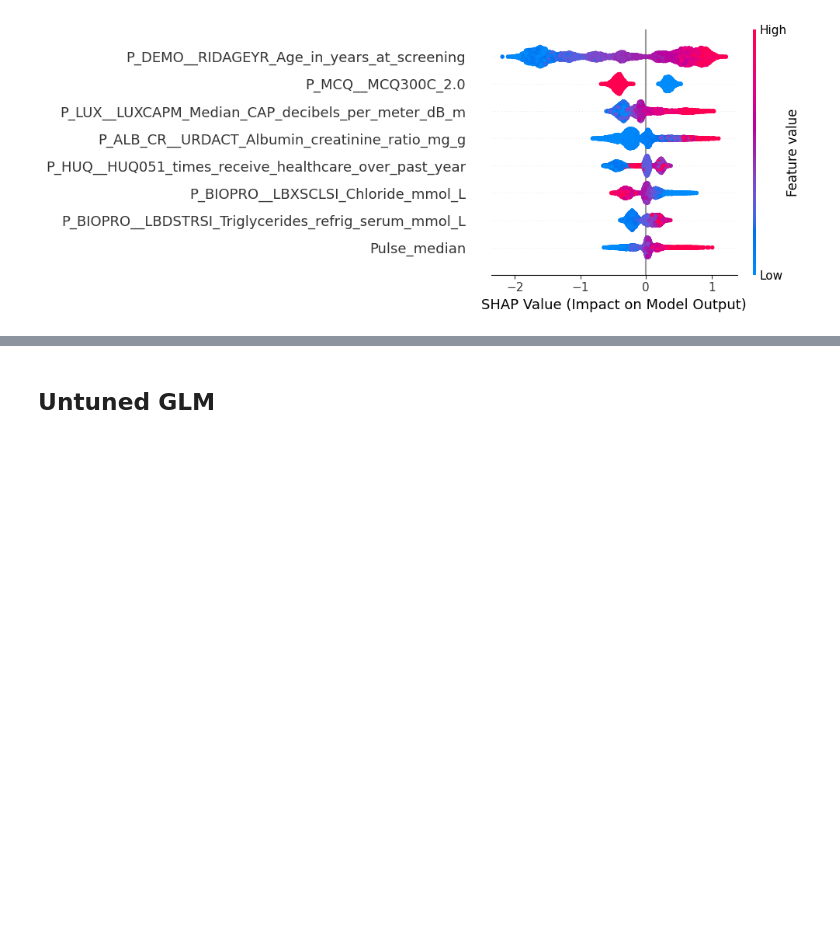
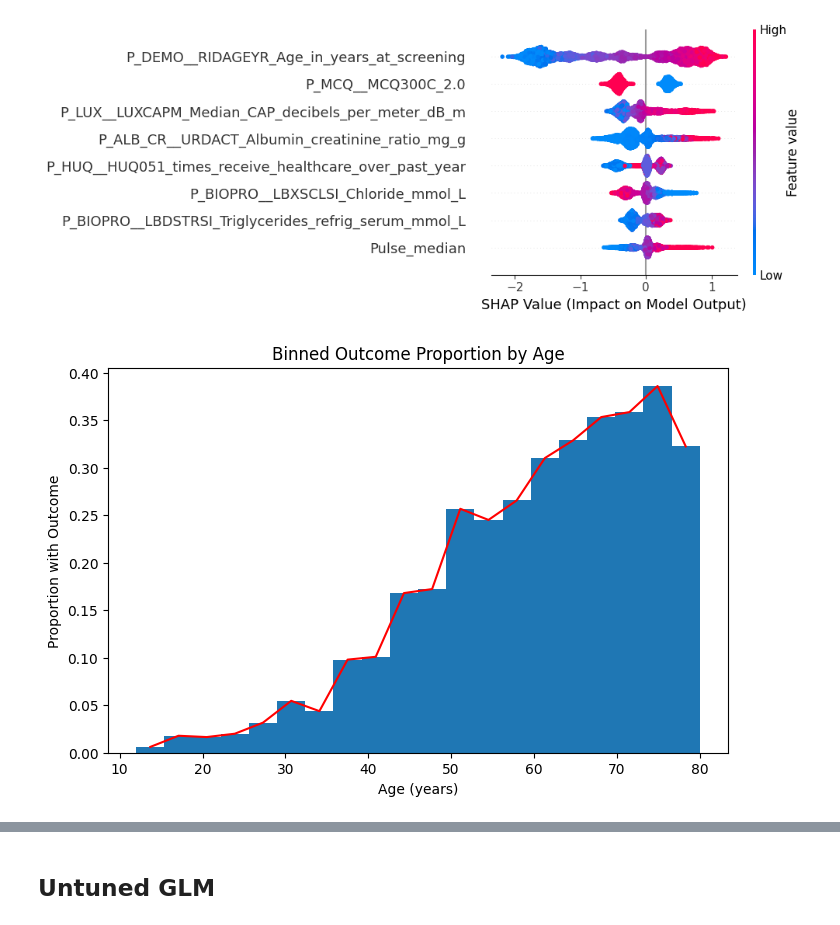
Before and after one commit to DVDMVN/CSE881_PROJ, a Jupyter notebook: G_GLM.ipynb, the cells around one changed output, grey strips where cells are left out. Cells and saved outputs as stored; diff of their text form; code cells hidden in the pictures; blank space fills up the shorter version.

```diff
--- a/G_GLM.ipynb
+++ b/G_GLM.ipynb
@@ -375,3 +543,48 @@ indices = np.argsort(feature_importance)[::-1][:15]
 # ).sort_values("mean_abs_interaction", ascending=False)
 
 # print(interaction_df)
+# %%
+# Binned Proba for age
+binned_var = 'P_DEMO__RIDAGEYR_Age_in_years_at_screening'
+number_of_bins = 20
+counts, bin_edges = np.histogram(X_train[binned_var], bins=number_of_bins)
+bin_indices = np.digitize(X_train[binned_var], bins=bin_edges, right=True)
+
+# Fix indices to be in range 0 to number_of_bins - 1
+bin_indices = np.clip(bin_indices - 1, 0, number_of_bins - 1)
+
+y_train_bin = y_train['IS_DIABETES']
+
+bin_probas = []
+for i in range(number_of_bins):
+    bin_mask = (bin_indices == i)
+    if np.sum(bin_mask) > 0:
+        bin_probas.append(y_train_bin[bin_mask].mean())
+    else:
+        bin_probas.append(0)
+
+bin_probas = np.array(bin_probas)
+
+bin_centers = 0.5 * (bin_edges[:-1] + bin_edges[1:])
+
+plt.figure(figsize=(8, 5))
+plt.bar(bin_centers, bin_probas, width=np.diff(bin_edges))
+plt.plot(bin_centers, bin_probas, color='red')
+plt.xlabel('Age (years)')
+plt.ylabel('Proportion with Outcome')
+plt.title('Binned Outcome Proportion by Age')
+
+# fig, ax1 = plt.subplots(figsize=(10,6))
+
+# ax1.bar(bin_centers, counts, width = np.diff(bin_edges), linewidth=0.5, alpha=0.6, label='Count', color='gray')
+# ax1.set_xlabel('Age (years)')
+# ax1.set_ylabel('Count')
+
+# ax2 = ax1.twinx()
+# ax2.plot(bin_centers, bin_probas, label='proportion')
+
+# plt.title('Binned Proportion by Age with Counts')
+
+plt.show()
+# %% [output]
+[figure, added]
```
Also changed, not shown: parts of 33 cells of this notebook, 7 other files.
